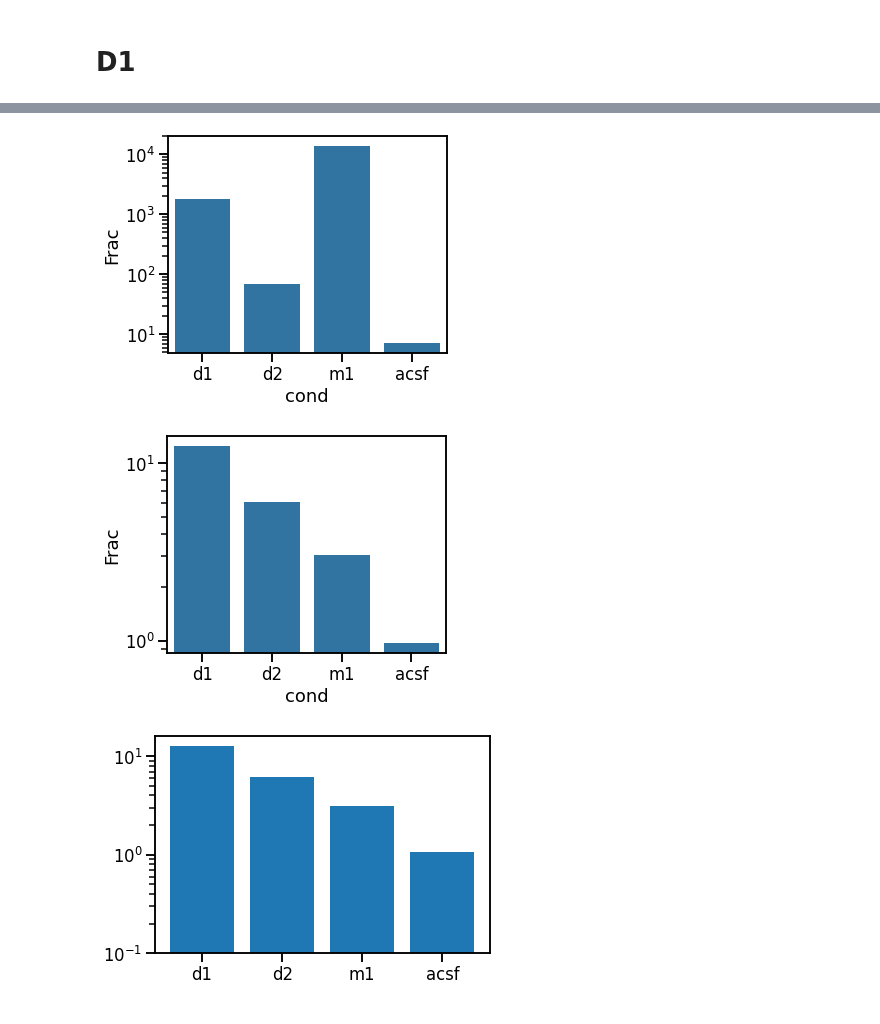
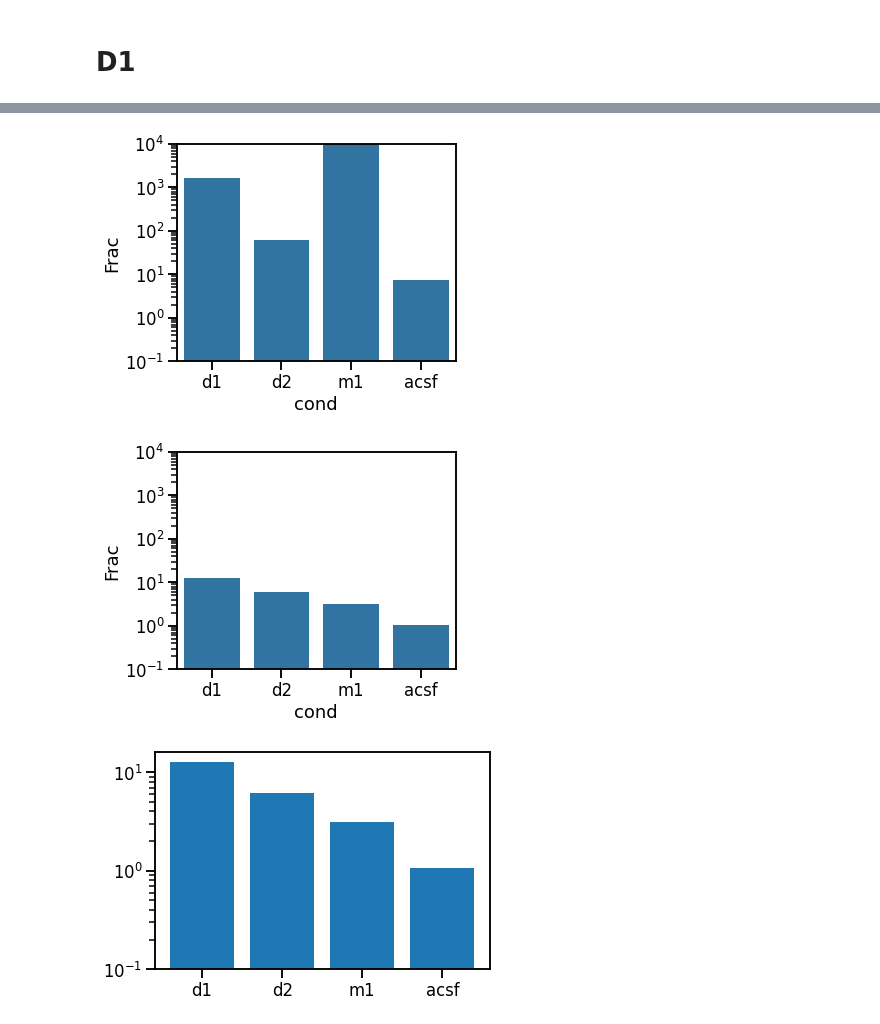
Before and after one commit to Nishant-codex/single_cell_analysis, a Jupyter notebook: notebooks_acsf/pCCA_acsf.ipynb, the cells around one changed output, grey strips where cells are left out. Saved outputs shown, nothing was run; the diff lists cells and outputs as text; code cells hidden in the pictures.

```diff
--- a/notebooks_acsf/pCCA_acsf.ipynb
+++ b/notebooks_acsf/pCCA_acsf.ipynb
@@ -486,7 +490,8 @@ def perform_MCFA(cond=None,save=False, savepath = None):
     print(var_exp_totals_exc_d1)
     print(var_exp_totals_inh_d1)
     # sns.set_context('talk')
-
+    var_exp_totals_exc_d1.to_csv(savepath+cond+'_var_exp_exc.csv')
+    var_exp_totals_inh_d1.to_csv(savepath+cond+'_var_exp_inh.csv')
     fig,ax_exc = plt.subplots(figsize=(7, 5))
     var_exp_totals_exc_d1['Space'] = pd.Categorical(var_exp_totals_exc_d1['Space'], ['Residual', 'Specific', 'Shared'])
     sns.histplot(var_exp_totals_exc_d1, y='dataset', hue='Space', weights='Variance explained',
@@ -496,7 +501,7 @@ def perform_MCFA(cond=None,save=False, savepath = None):
     ax_exc.tick_params(left=False)
     ax_exc.set_yticklabels=['ephys','bio','eta','sta']
     if save:
-        plt.savefig(savepath+cond+'_exc.svg',dpi=200)
+        plt.savefig(savepath+cond+'_exc.pdf',dpi=200)
     plt.show()
 
     # sns.set_context('talk')
@@ -510,11 +515,11 @@ def perform_MCFA(cond=None,save=False, savepath = None):
     ax_inh.tick_params(left=False)
     ax_inh.set_yticklabels=['ephys', 'bio','eta','sta']
     if save:
-        plt.savefig(savepath+cond+'_inh.svg',dpi=200)
+        plt.savefig(savepath+cond+'_inh.pdf',dpi=200)
     plt.show()
     return var_exp_totals_exc_d1,var_exp_totals_inh_d1
 # %%
-var_exp_totals_exc_d1,var_exp_totals_inh_d1 = perform_MCFA('d1',save=False, savepath = 'D:/Data For Publication/paper2/part1/')
+var_exp_totals_exc_d1,var_exp_totals_inh_d1 = perform_MCFA('d1',save=True, savepath = 'G:/My Drive/Data For Publication/paper2/part1/')
 # %% [output]
 50 36
    dataset     Space  Variance explained
@@ -538,6 +543,6 @@ var_exp_totals_exc_d1,var_exp_totals_inh_d1 = perform_MCFA('d1',save=False, save
 [figure]
 # %%
-var_exp_totals_exc_d2,var_exp_totals_inh_d2 = perform_MCFA('d2', savepath = 'D:/Data For Publication/paper2/part1/')
+var_exp_totals_exc_d2,var_exp_totals_inh_d2 = perform_MCFA('d2', save=True, savepath = 'G:/My Drive/Data For Publication/paper2/part1/')
 # %% [output]
 40 19
    dataset     Space  Variance explained
@@ -560,7 +565,7 @@ var_exp_totals_exc_d2,var_exp_totals_inh_d2 = perform_MCFA('d2', savepath = 'D:/
 [figure]
 [figure]
 # %%
-var_exp_totals_exc_m1,var_exp_totals_inh_m1 = perform_MCFA('m1-ago', savepath = 'D:/Data For Publication/paper2/part1/')
+var_exp_totals_exc_m1,var_exp_totals_inh_m1 = perform_MCFA('m1-ago',save=True, savepath = 'G:/My Drive/Data For Publication/paper2/part1/')
 # %% [output]
 19 20
    dataset     Space  Variance explained
@@ -641,40 +646,42 @@ frac_m1_inh   =  np.mean(var_exp_totals_inh_m1[var_exp_totals_inh_m1.Space=='Sha
 frac_acsf_inh =  np.mean(var_exp_totals_inh[var_exp_totals_inh.Space=='Shared']['Variance explained'].to_numpy()/var_exp_totals_inh[var_exp_totals_inh.Space=='Specific']['Variance explained'].to_numpy())
 
 
 frac_d1_exc   =  np.mean(var_exp_totals_exc_d1[var_exp_totals_exc_d1.Space=='Shared']['Variance explained'].to_numpy()/var_exp_totals_exc_d1[var_exp_totals_exc_d1.Space=='Specific']['Variance explained'].to_numpy())
 frac_d2_exc   =  np.mean(var_exp_totals_exc_d2[var_exp_totals_exc_d2.Space=='Shared']['Variance explained'].to_numpy()/var_exp_totals_exc_d2[var_exp_totals_exc_d2.Space=='Specific']['Variance explained'].to_numpy())
 frac_m1_exc   =  np.mean(var_exp_totals_exc_m1[var_exp_totals_exc_m1.Space=='Shared']['Variance explained'].to_numpy()/var_exp_totals_exc_m1[var_exp_totals_exc_m1.Space=='Specific']['Variance explained'].to_numpy())
 frac_acsf_exc =  np.mean(var_exp_totals_exc[var_exp_totals_exc.Space=='Shared']['Variance explained'].to_numpy()/var_exp_totals_exc[var_exp_totals_exc.Space=='Specific']['Variance explained'].to_numpy())
 
 df_frac = {'Frac':[frac_d1_inh,
                    frac_d2_inh,
                    frac_m1_inh,
                    frac_acsf_inh,
                    frac_d1_exc,
                    frac_d2_exc,
                    frac_m1_exc,
                    frac_acsf_exc]}
 
 df_frac = pd.DataFrame(df_frac)
 df_frac['cond'] = ['d1','d2','m1','acsf','d1','d2','m1','acsf']
 df_frac['cell_type'] = ['inh','inh','inh','inh','exc','exc','exc','exc']
 fig,ax = plt.subplots(figsize=(5,4))
 
-sns.barplot(data=df_frac[df_frac.cell_type=='exc'],x='cond',y='Frac',ax=ax,log_scale=True)
+sns.barplot(data=df_frac[df_frac.cell_type=='exc'],x='cond',y='Frac',ax=ax,log_scale=True,bottom=0.1)
 ax.set_yscale('log')
-plt.savefig('G:/My Drive/Data For Publication/paper2/part1/frac_shared_specific_exc.svg',dpi=200,bbox_inches='tight')
+ax.set(ylim=(0.1, 10000))
+
+plt.savefig('G:/My Drive/Data For Publication/paper2/part1/frac_shared_specific_exc.pdf',dpi=200,bbox_inches='tight')
 plt.show()
 fig,ax = plt.subplots(figsize=(5,4))
 
-sns.barplot(data=df_frac[df_frac.cell_type=='inh'],x='cond',y='Frac',ax=ax,log_scale=True)
+sns.barplot(data=df_frac[df_frac.cell_type=='inh'],x='cond',y='Frac',ax=ax,log_scale=True,bottom=0.1)
 # plt.yscale('log')
+ax.set(ylim=(0.1, 10000))
 ax.set_yscale('log')
-
-plt.savefig('G:/My Drive/Data For Publication/paper2/part1/frac_shared_specific_inh.svg',dpi=200,bbox_inches='tight')
+plt.savefig('G:/My Drive/Data For Publication/paper2/part1/frac_shared_specific_inh.pdf',dpi=200,bbox_inches='tight')
 plt.show()
 # %% [output]
-[figure, old version]
+[figure, new version]
-[figure, old version]
+[figure, new version]
 # %%
 # plt.bar(data=df_frac[df_frac.cell_type=='exc'],x='cond',y='Frac',ax=ax)
 plt.bar(data=df_frac[df_frac.cell_type=='inh'],x='cond',height='Frac',bottom=0.1)
```
Also changed, not shown: parts of 11 cells of this notebook, 3 other files.
